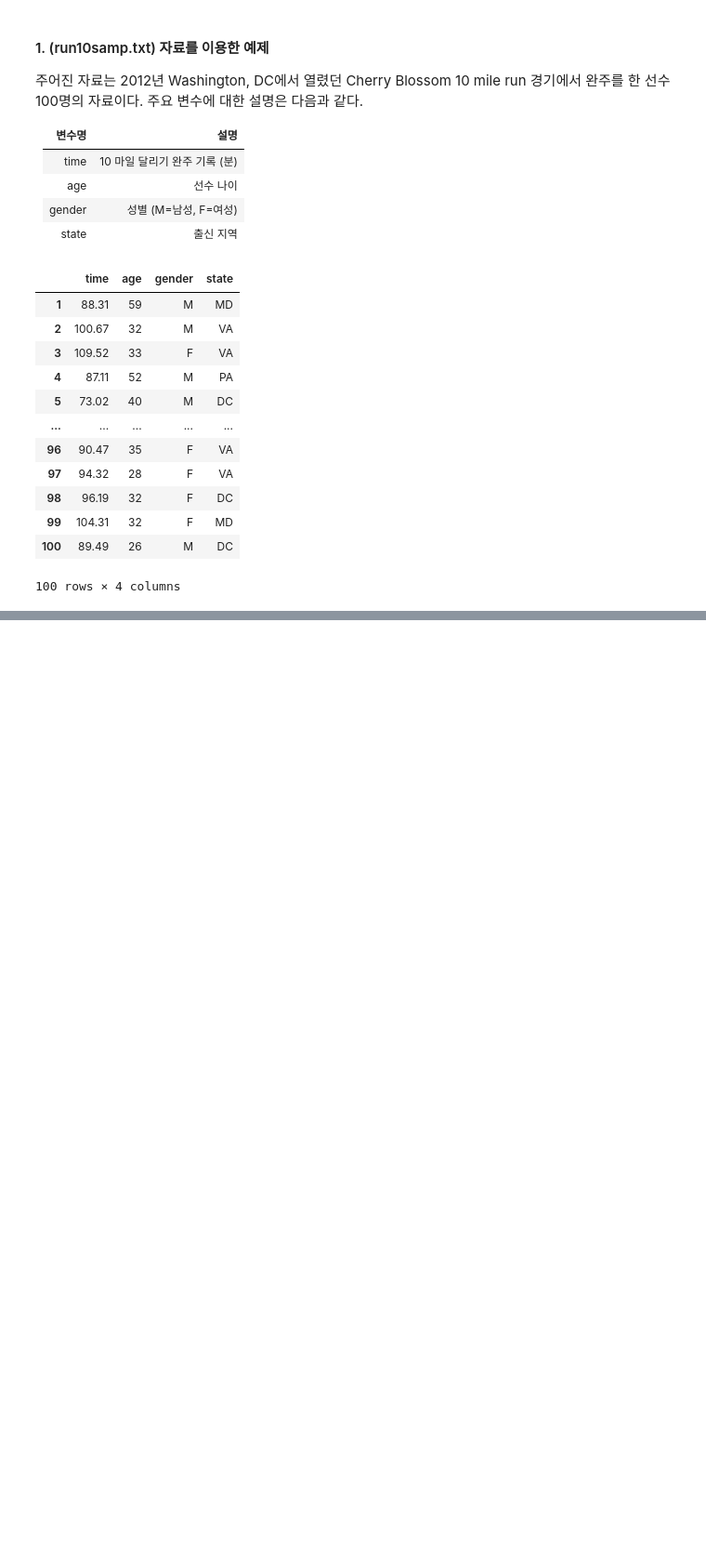
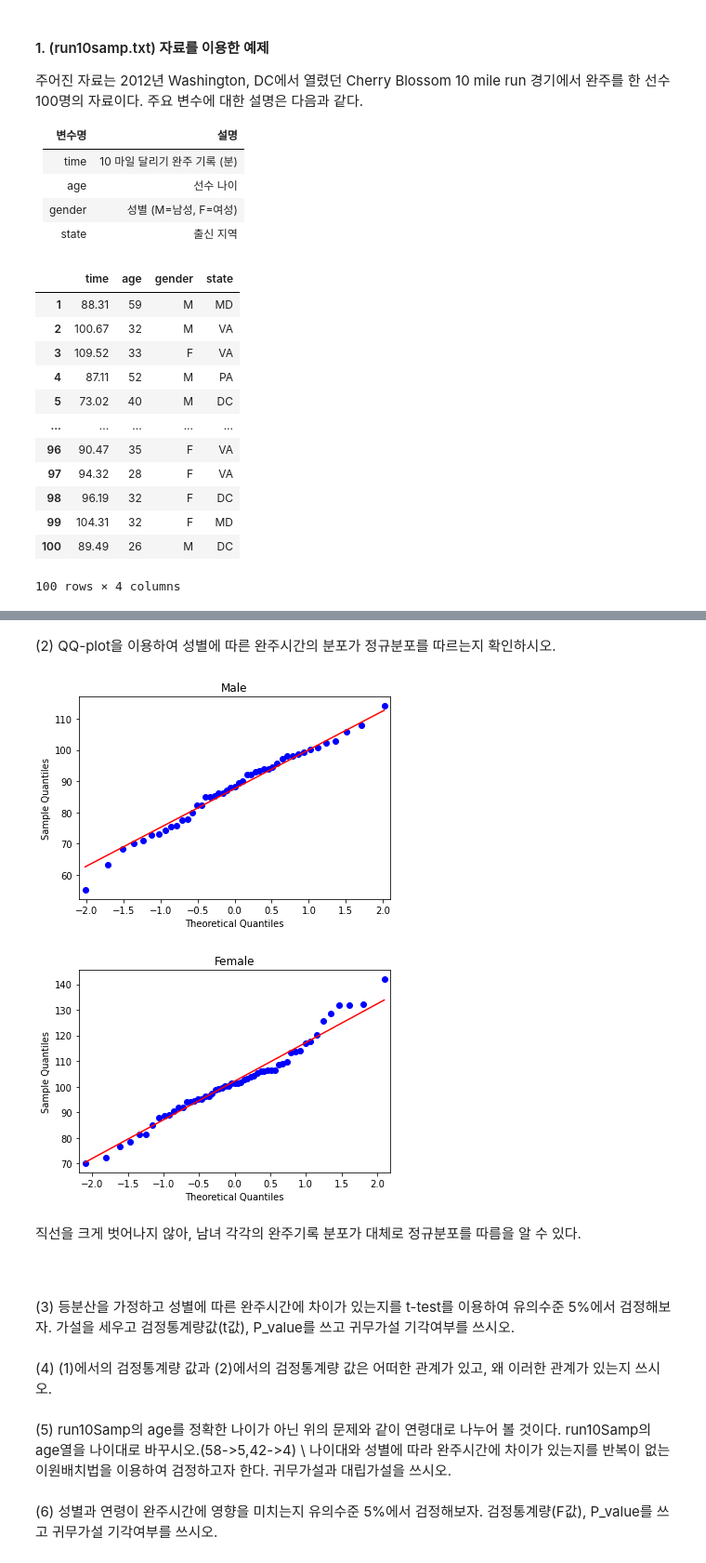
Before and after one commit to simnalamburt/snucse, a Jupyter notebook: 통계학실험/ch09/2013_11392김지현.ipynb, the cells around one changed output, grey strips where cells are left out. Shown at 93% size. Cells and saved outputs as stored; diff of their text form; code cells hidden in the pictures; blank space fills up the shorter version.

```diff
--- a/통계학실험/ch09/2013_11392김지현.ipynb
+++ b/통계학실험/ch09/2013_11392김지현.ipynb
@@ -47,0 +96,27 @@ import pandas as pd
+# %% [markdown]
+(2) QQ-plot을 이용하여 성별에 따른 완주시간의 분포가 정규분포를 따르는지 확인하시오.
+# %%
+from statsmodels.graphics.gofplots import ProbPlot
+from matplotlib import pyplot as plt
+
+ProbPlot(data[data.gender == 'M'].time).qqplot(line='s', lw=1, fmt='b')
+plt.title('Male')
+plt.show()
+ProbPlot(data[data.gender == 'F'].time).qqplot(line='s', lw=1, fmt='b')
+plt.title('Female')
+plt.show()
+
+md(r'''
+직선을 크게 벗어나지 않아, 남녀 각각의 완주기록 분포가 대체로 정규분포를 따름을 알 수 있다.
+
+&nbsp;
+''')
+# %% [output]
+[figure, added]
+[figure, added]
+
+직선을 크게 벗어나지 않아, 남녀 각각의 완주기록 분포가 대체로 정규분포를 따름을 알 수 있다.
+
+&nbsp;
+# %% [markdown]
+(3) 등분산을 가정하고 성별에 따른 완주시간에 차이가 있는지를 t-test를 이용하여 유의수준 5%에서 검정해보자. 가설을 세우고 검정통계량값(t값), P_value를 쓰고 귀무가설 기각여부를 쓰시오.
@@ -47,0 +125,6 @@ import pandas as pd
+# %% [markdown]
+(4) (1)에서의 검정통계량 값과 (2)에서의 검정통계량 값은 어떠한 관계가 있고, 왜 이러한 관계가 있는지 쓰시오.
+# %% [markdown]
+(5) run10Samp의 age를 정확한 나이가 아닌 위의 문제와 같이 연령대로 나누어 볼 것이다. run10Samp의 age열을 나이대로 바꾸시오.(58->5,42->4) \ 나이대와 성별에 따라 완주시간에 차이가 있는지를 반복이 없는 이원배치법을 이용하여 검정하고자 한다. 귀무가설과 대립가설을 쓰시오.
+# %% [markdown]
+(6) 성별과 연령이 완주시간에 영향을 미치는지 유의수준 5%에서 검정해보자. 검정통계량(F값), P_value를 쓰고 귀무가설 기각여부를 쓰시오.
```
Also changed, not shown: parts of 5 cells of this notebook.
